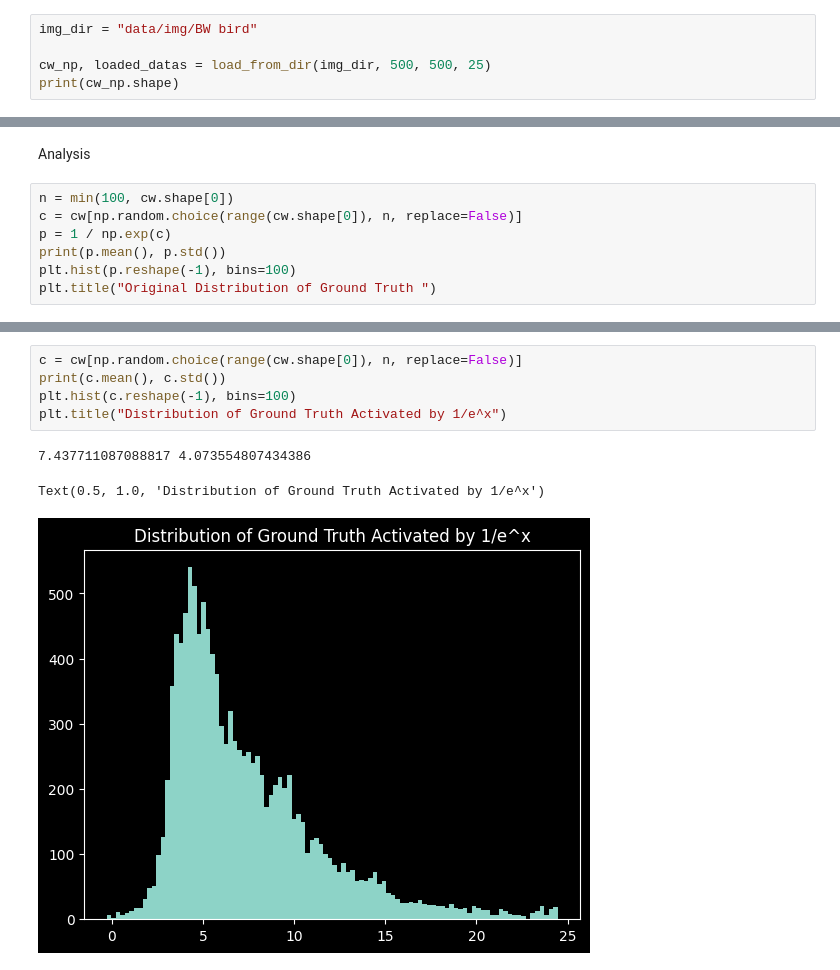
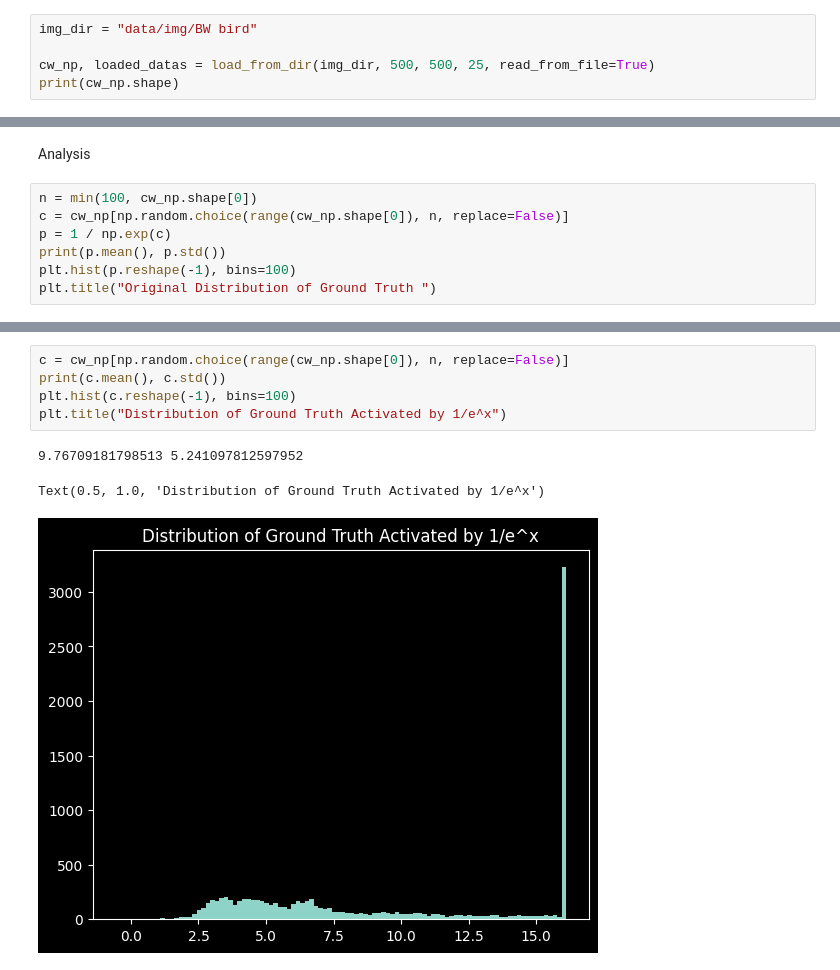
Before and after one commit to ChanceAroundYou/shape_prior_generation, a Jupyter notebook: VAE.ipynb, the cells around one changed output, grey strips where cells are left out. Drawn from its saved outputs; the diff is of its cells as text.

```diff
--- a/VAE.ipynb
+++ b/VAE.ipynb
@@ -16,6 +16,6 @@ import random
 # %%
 img_dir = "data/img/BW bird"
 
-cw_np, loaded_datas = load_from_dir(img_dir, 500, 500, 25)
+cw_np, loaded_datas = load_from_dir(img_dir, 500, 500, 25, read_from_file=True)
 print(cw_np.shape)
 # %% [output]
@@ -274,8 +261,8 @@ ValueError: `x` must contain at least 2 elements.
 # %% [markdown]
 Analysis
 # %%
-n = min(100, cw.shape[0])
-c = cw[np.random.choice(range(cw.shape[0]), n, replace=False)]
+n = min(100, cw_np.shape[0])
+c = cw_np[np.random.choice(range(cw_np.shape[0]), n, replace=False)]
 p = 1 / np.exp(c)
 print(p.mean(), p.std())
 plt.hist(p.reshape(-1), bins=100)
@@ -287,12 +274,12 @@ Text(0.5, 1.0, 'Original Distribution of Ground Truth ')
 # %%
-c = cw[np.random.choice(range(cw.shape[0]), n, replace=False)]
+c = cw_np[np.random.choice(range(cw_np.shape[0]), n, replace=False)]
 print(c.mean(), c.std())
 plt.hist(c.reshape(-1), bins=100)
 plt.title("Distribution of Ground Truth Activated by 1/e^x")
 # %% [output]
-7.437711087088817 4.073554807434386
+9.76709181798513 5.241097812597952
 Text(0.5, 1.0, 'Distribution of Ground Truth Activated by 1/e^x')
-[figure, old version]
+[figure, new version]
 # %%
 # print(model.mean, model.std)
 z = torch.randn(n, Z_DIM).to(DEVICE, dtype=torch.float64).view(n, 1, Z_DIM)
```
Also changed, not shown: parts of 7 cells of this notebook, 4 other files.
